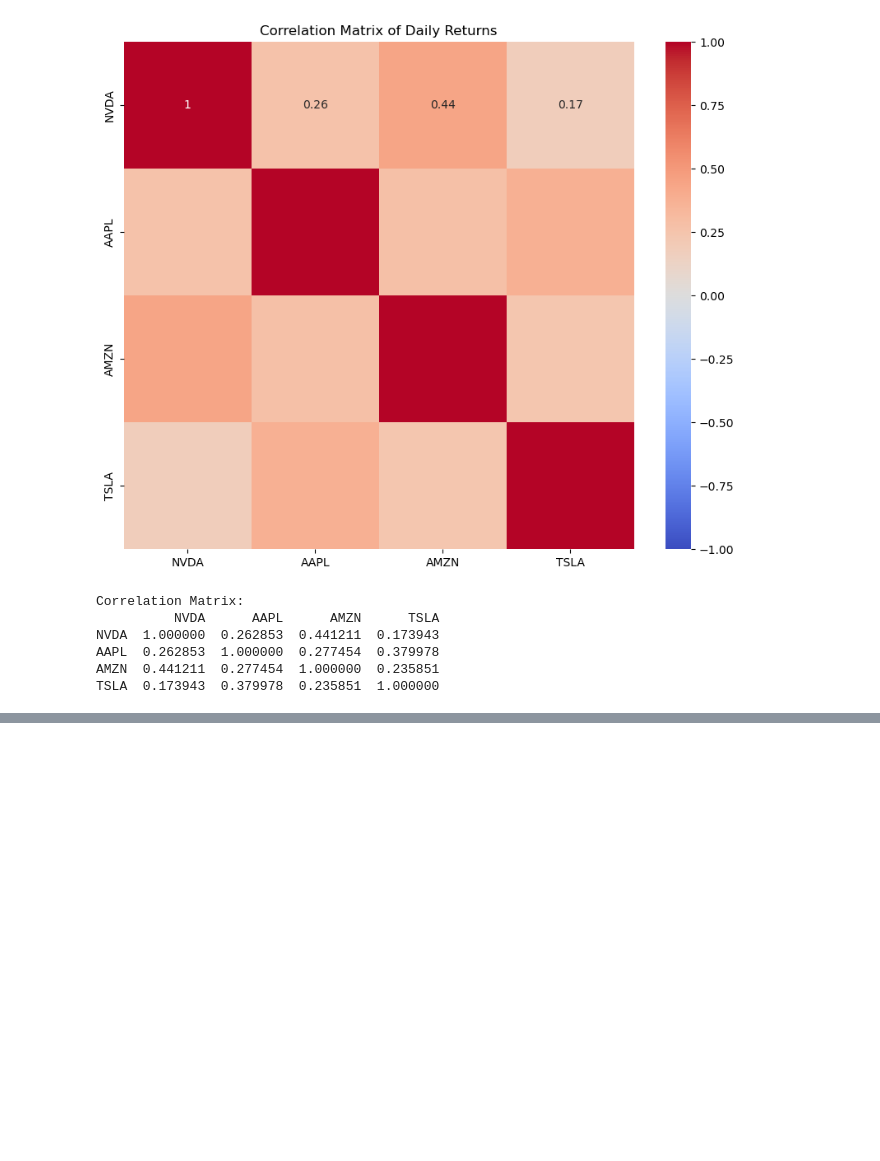
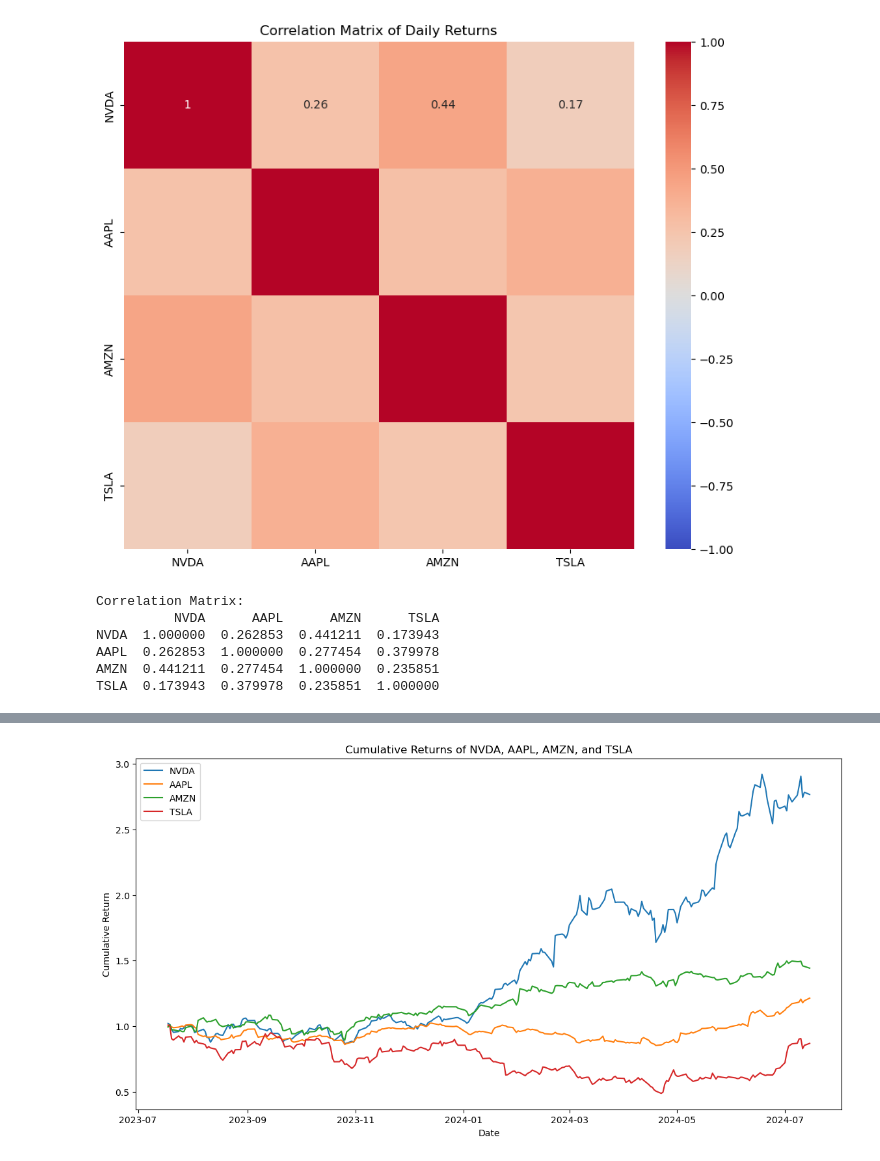
Before and after one commit to Rasesh30/Portfolio_Manager_Project_1, a Jupyter notebook: Team_Data_Project_1.ipynb, the cells around one changed output, grey strips where cells are left out. Saved outputs shown, nothing was run; the diff lists cells and outputs as text; code cells hidden in the pictures; blank space fills up the shorter version.

```diff
--- a/Team_Data_Project_1.ipynb
+++ b/Team_Data_Project_1.ipynb
@@ -311,0 +314,7 @@ TSLA  0.173943  0.379978  0.235851  1.000000
+# %%
+# Calculate cumulative returns
+for ticker in tickers:
+    data[ticker]['Cumulative Return'] = (1 + data[ticker]['Daily Return']).cumprod()
+
+# Display data for Nvidia to check
+print(data['NVDA'].head())
@@ -311,0 +339,7 @@ TSLA  0.173943  0.379978  0.235851  1.000000
+# %%
+# Calculate cumulative returns
+for ticker in tickers:
+    data[ticker]['Cumulative Return'] = (1 + data[ticker]['Daily Return']).cumprod()
+
+# Display data for Apple to check
+print(data['AAPL'].head())
@@ -311,0 +364,7 @@ TSLA  0.173943  0.379978  0.235851  1.000000
+# %%
+# Calculate cumulative returns
+for ticker in tickers:
+    data[ticker]['Cumulative Return'] = (1 + data[ticker]['Daily Return']).cumprod()
+
+# Display data for Amazon to check
+print(data['AMZN'].head())
@@ -311,0 +389,7 @@ TSLA  0.173943  0.379978  0.235851  1.000000
+# %%
+# Calculate cumulative returns
+for ticker in tickers:
+    data[ticker]['Cumulative Return'] = (1 + data[ticker]['Daily Return']).cumprod()
+
+# Display data for Tesla to check
+print(data['TSLA'].head())
@@ -311,0 +414,13 @@ TSLA  0.173943  0.379978  0.235851  1.000000
+# %%
+#Visualizing the cumuluative returns
+plt.figure(figsize=(14, 7))
+for ticker in tickers:
+    plt.plot(data[ticker]['Cumulative Return'], label=ticker)
+
+plt.title('Cumulative Returns of NVDA, AAPL, AMZN, and TSLA')
+plt.xlabel('Date')
+plt.ylabel('Cumulative Return')
+plt.legend()
+plt.show()
+# %% [output]
+[figure, added]
```
Also changed, not shown: parts of 12 cells of this notebook, 2 other files.
